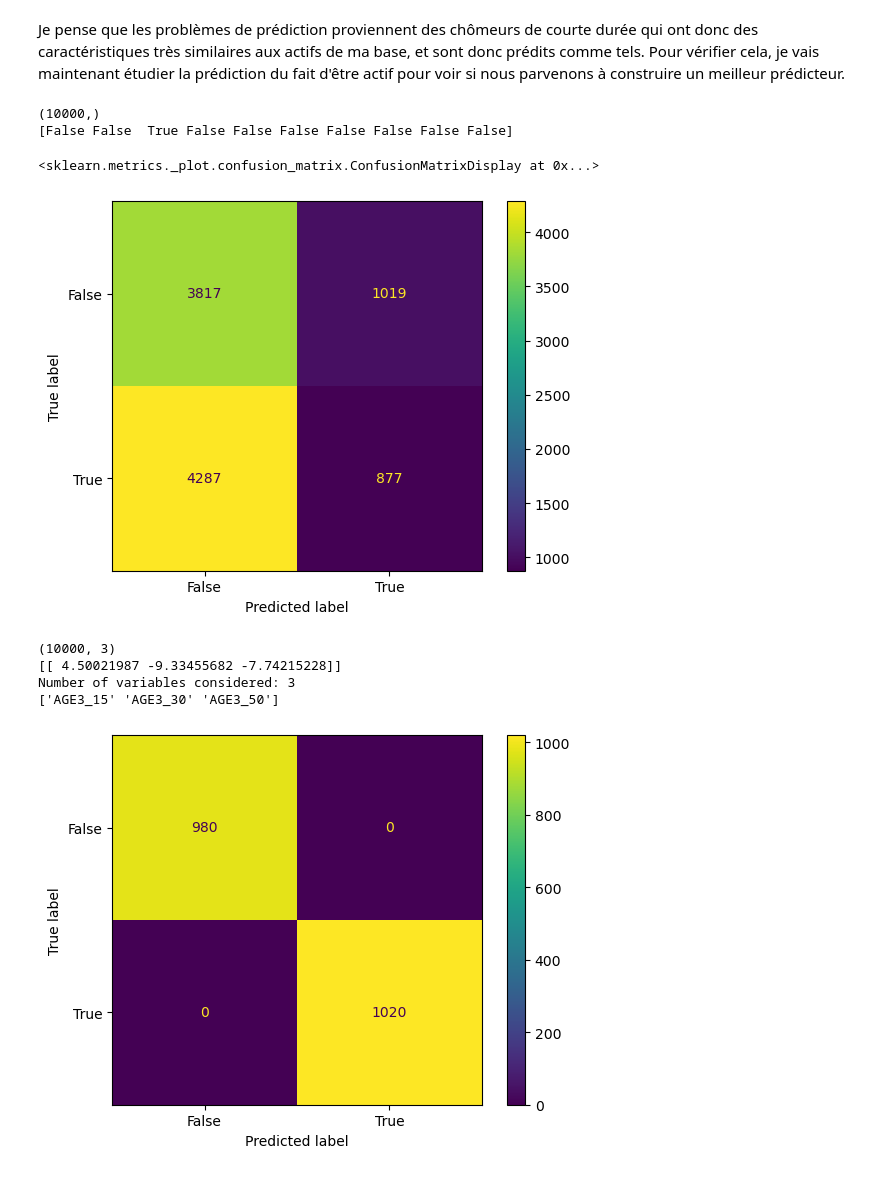
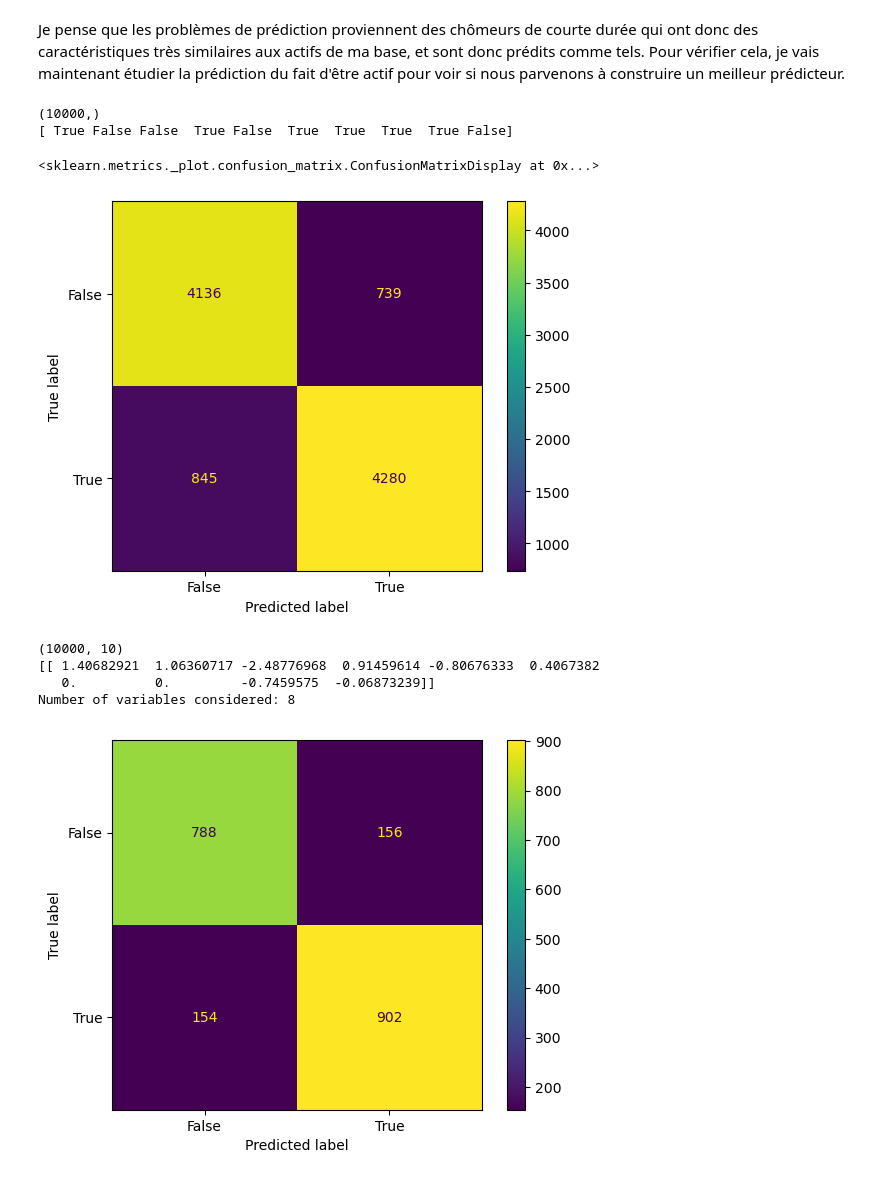
Before and after one commit to Alexis-Barrau/python_ensae, a Jupyter notebook: Scripts/Script first analysis.ipynb, the cells around one changed output. Drawn from its saved outputs; the diff is of its cells as text; code cells hidden in the pictures.

Commit message:
Corrections -> eviter prise en compte de variables après filtre

```diff
--- a/Scripts/Script first analysis.ipynb
+++ b/Scripts/Script first analysis.ipynb
@@ -32,10 +32,12 @@ with zip_df.open(zip_df.namelist()[0]) as extrait:
 
 # label -> ACTEU
 
-# features à inclure dans le modèle -> AGE3 ;  AGE5 ; ANNEE ;TRIM ;  CATAU2010R ; COURED ; CSTOT (pour avoir actifs et inactifs) ;CSTOTR ;
-# CSTOTPRM ; DIP11; ENFRED ; METRODOM ; NFRRED ; SEXE ; TYPMEN7
+# features à inclure dans le modèle -> AGE3 ;  AGE5 ; ANNEE ;TRIM ;  CATAU2010R ; COURED ;
+# DIP11; ENFRED ; METRODOM ; NFRRED ; SEXE ; TYPMEN7
 
-# USE? -> AIDFAM , CHPUB?? (Employeur de la profession principale?), EXTRIAN? (pondération)
+# Il faut supprimer CSTOT /  CSTOTPRM / CSTOTR puisque ce sont des variables après filtre sur actifs/ inactifs
+
+# Rajouter CSA + CSP ? Catégorie d'emploi mais dispo pour tout le monde
 
 # Meme si les variables sont colinéaires (AGE3, AGE5), on peut les garder et faire en sorte que le predicteur
 # choisisse la plus pertinente
@@ -44,7 +46,7 @@ with zip_df.open(zip_df.namelist()[0]) as extrait:
 #c'est pour cela que les algorithmes ne trouvent rien je pense. (Alexis)
 
 list_var_selected = ["ACTEU","ANNEE" ,"TRIM", "AGE3" ,  "AGE5"  , "CATAU2010R" ,
-"COURED" ,"CSTOT" ,"CSTOTR" ,"CSTOTPRM" , "DIP11","ENFRED" , "METRODOM" , "NFRRED" , "SEXE" , "TYPMEN7"]
+"COURED" , "DIP11","ENFRED" , "METRODOM" , "NFRRED" , "SEXE" , "TYPMEN7"]
 
 EEC_2019 = EEC_2019[list_var_selected]
 EEC_2020 = EEC_2020[list_var_selected]
@@ -66,9 +68,9 @@ print(EEC_2019.shape)
 # Converti l'ensemble des variables catégorielles en dummies
 # Oui oui faut le faire, par contre pour les variables qui sont DEJA des dummies, c'est pas la peine, faut juste les recoder en 0 et 1
 EEC_2019 = pd.get_dummies(EEC_2019, columns=["AGE3" ,  "AGE5"  , "CATAU2010R" ,
-"CSTOT" ,"CSTOTR" ,"CSTOTPRM" , "DIP11", "NFRRED" , "TYPMEN7"])
-EEC_2020 = pd.get_dummies(EEC_2020, columns=["AGE3" ,  "AGE5"  , "CATAU2010R" ,
-"CSTOT" ,"CSTOTR" ,"CSTOTPRM" , "DIP11", "NFRRED" , "TYPMEN7"])
+                                             "DIP11", "NFRRED" , "TYPMEN7"])
+EEC_2020 = pd.get_dummies(EEC_2020, columns=["AGE3" ,  "AGE5"  , "CATAU2010R"
+                                             , "DIP11", "NFRRED" , "TYPMEN7"])
 
 #RECODAGE variables binaires (dummies)
 
@@ -95,7 +97,6 @@ EEC_2020['DOM'] = EEC_2020['METRODOM'].apply(lambda x: x == 2)
 EEC_2019 = EEC_2019.drop(['METRODOM', 'ENFRED' , 'COURED', 'SEXE',"ACTEU"], axis=1)
 EEC_2020 = EEC_2020.drop(['METRODOM', 'ENFRED' , 'COURED', 'SEXE',"ACTEU"], axis=1)
 
-# 133 variables
 print(EEC_2019.shape)
 
 # Gestion des outliers??? Pas nécessaire ici puisqu'on fonctionne seulement avec des variables catégorielles
@@ -493,24 +500,21 @@ print(y_bis.shape)
 print(y_bis[:10])
 # %% [output]
 (10000,)
-[False False  True False False False False False False False]
+[ True False False  True False  True  True  True  True False]
 # %%
-linear_pred_3 = clf.intercept_ + np.dot(X[:, variables_indices], clf.coef_[:, variables_indices].T)
-y_pred_3 = 1 / (1 + np.exp(-linear_pred_3))
-threshold = 0.5  # Adjust the threshold as needed
-y_pred_3_binary = (y_pred_3 > threshold).astype(bool).ravel()
+y_pred = clf.predict(X_transform)
 
-cm= confusion_matrix(y_bis,y_pred_3_binary)
+cm= confusion_matrix(y_bis,y_pred)
 disp = ConfusionMatrixDisplay(
             confusion_matrix=cm,
             display_labels=clf.classes_
        )
 disp.plot()
 
-# Prédicteur de l'emploi ne fonctionne pas bien pour prédire actif/pas actif => logique
+# Prédicteur de l'emploi déjà très bon pour prédire actif/pas actif => logique
 # %% [output]
 <sklearn.metrics._plot.confusion_matrix.ConfusionMatrixDisplay at 0x...>
-[figure, old version]
+[figure, new version]
 # %%
 from sklearn.linear_model import LassoCV
 from sklearn.feature_selection import SelectFromModel
@@ -519,8 +523,8 @@ from sklearn.feature_selection import SelectFromModel
 clf = LassoCV()
 clf.fit(X, y_bis)
 
-# Je m'impose un maximum de 10 features selectionnées
-sfm = SelectFromModel(clf, prefit=False, max_features=3)
+# Je m'impose un maximum de 3 features selectionnées
+sfm = SelectFromModel(clf, prefit=False, max_features=10)
 
 sfm.fit(X,y_bis)
 
@@ -563,16 +567,9 @@ disp.plot()
 print(clf.coef_)
 num_variables = np.sum(np.abs(clf.coef_) > 1e-10)
 print("Number of variables considered:", num_variables)
-
-variables_indices = np.where(np.abs(clf.coef_) > 1e-10)[1]
-variables = EEC_2019_subsample.drop(columns=["ACTIF","EMPLOI", "ANNEE", "TRIM"]).columns[variables_indices].values
-print(variables)
-
-# Effectivement avec 3 variables (qui ne sont pas les meme), le modèle arrive à prédire parfaitement le fait d'être actif
-# ou de ne pas l'être sur l'échantillon test
 # %% [output]
-(10000, 3)
-[[ 4.50021987 -9.33455682 -7.74215228]]
-Number of variables considered: 3
-['AGE3_15' 'AGE3_30' 'AGE3_50']
+(10000, 10)
+[[ 1.40682921  1.06360717 -2.48776968  0.91459614 -0.80676333  0.4067382
+   0.          0.         -0.7459575  -0.06873239]]
+Number of variables considered: 8
-[figure, old version]
+[figure, new version]
```
Also changed, not shown: parts of 22 cells of this notebook.
